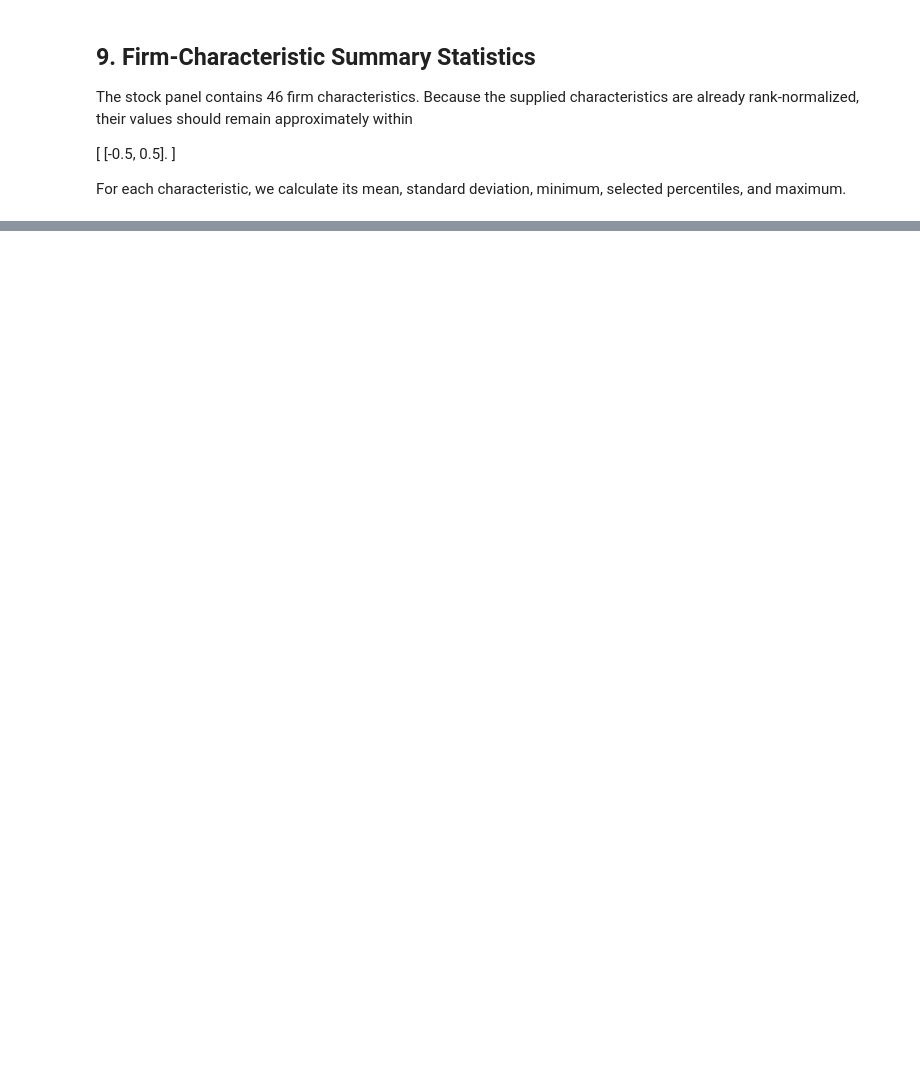
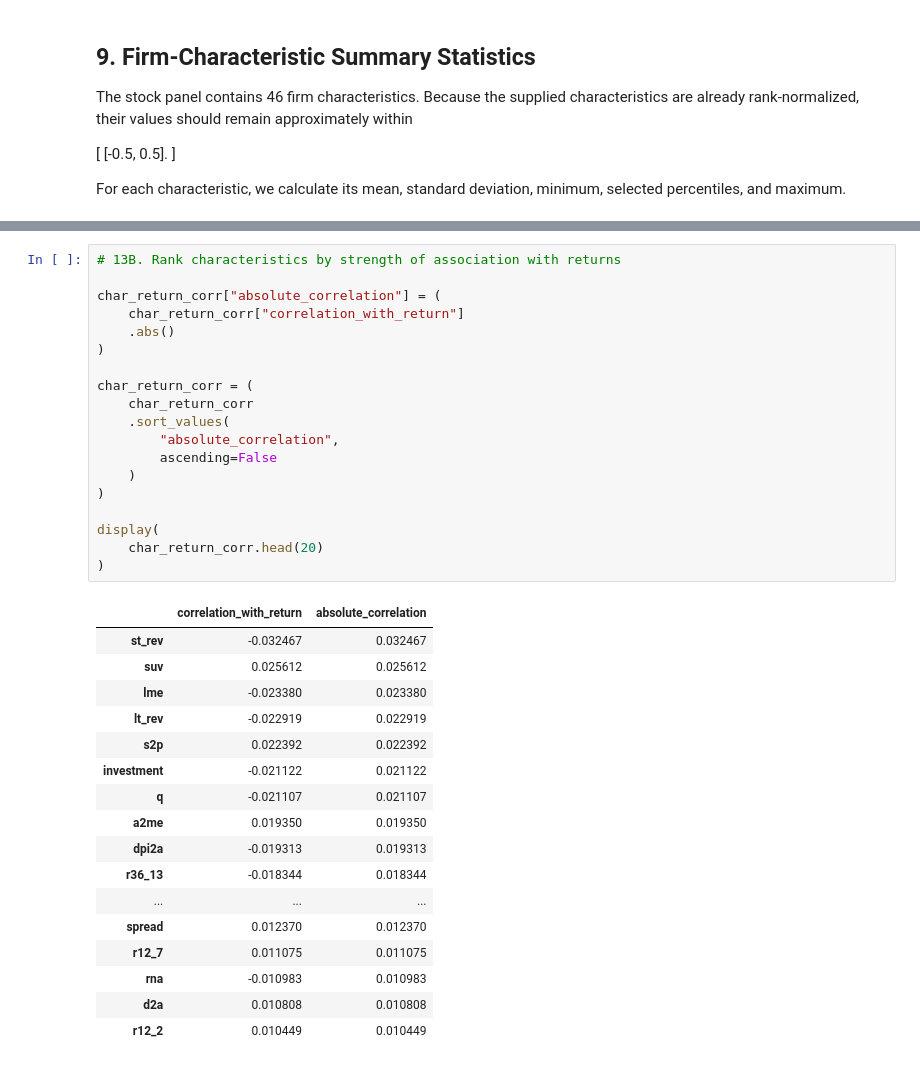
Before and after one commit to rezazamani2329/Deep-Learning-in-Asset-Pricing_-Replication-project, a Jupyter notebook: notebooks/02_exploratory_analysis.ipynb, the cells around one changed output, grey strips where cells are left out. Drawn from its saved outputs; the diff is of its cells as text; blank space fills up the shorter version.

```diff
--- a/notebooks/02_exploratory_analysis.ipynb
+++ b/notebooks/02_exploratory_analysis.ipynb
@@ -380,0 +1066,37 @@ display(char_return_corr)
+# %%
+# 13B. Rank characteristics by strength of association with returns
+
+char_return_corr["absolute_correlation"] = (
+    char_return_corr["correlation_with_return"]
+    .abs()
+)
+
+char_return_corr = (
+    char_return_corr
+    .sort_values(
+        "absolute_correlation",
+        ascending=False
+    )
+)
+
+display(
+    char_return_corr.head(20)
+)
+# %% [output]
+|  | correlation_with_return | absolute_correlation |
+| st_rev | -0.032467 | 0.032467 |
+| suv | 0.025612 | 0.025612 |
+| lme | -0.023380 | 0.023380 |
+| lt_rev | -0.022919 | 0.022919 |
+| s2p | 0.022392 | 0.022392 |
+| investment | -0.021122 | 0.021122 |
+| q | -0.021107 | 0.021107 |
+| a2me | 0.019350 | 0.019350 |
+| dpi2a | -0.019313 | 0.019313 |
+| r36_13 | -0.018344 | 0.018344 |
+| ... | ... | ... |
+| spread | 0.012370 | 0.012370 |
+| r12_7 | 0.011075 | 0.011075 |
+| rna | -0.010983 | 0.010983 |
+| d2a | 0.010808 | 0.010808 |
+| r12_2 | 0.010449 | 0.010449 |
```
Also changed, not shown: parts of 60 cells of this notebook, 8 other files.
